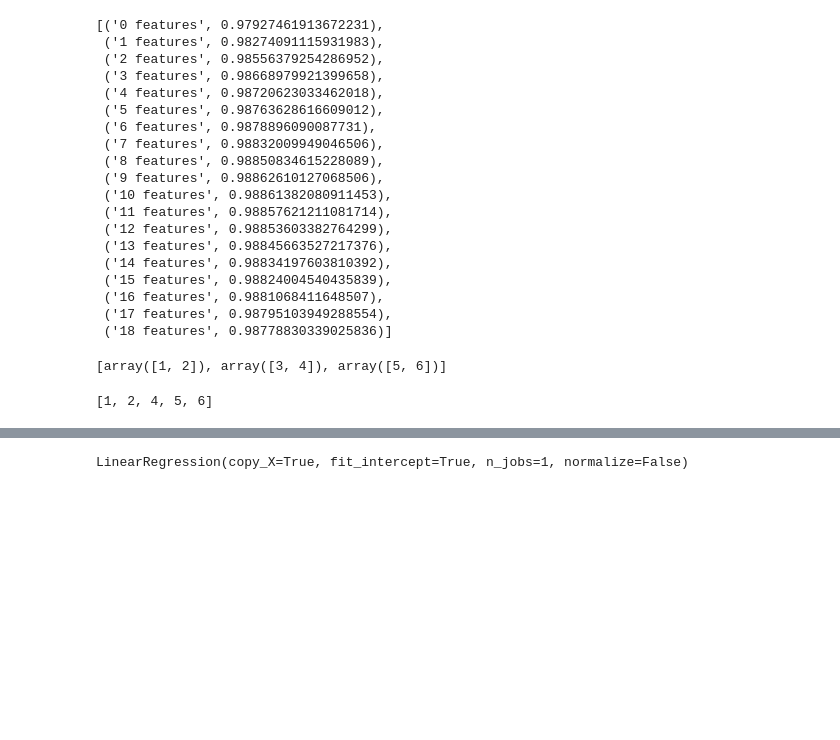
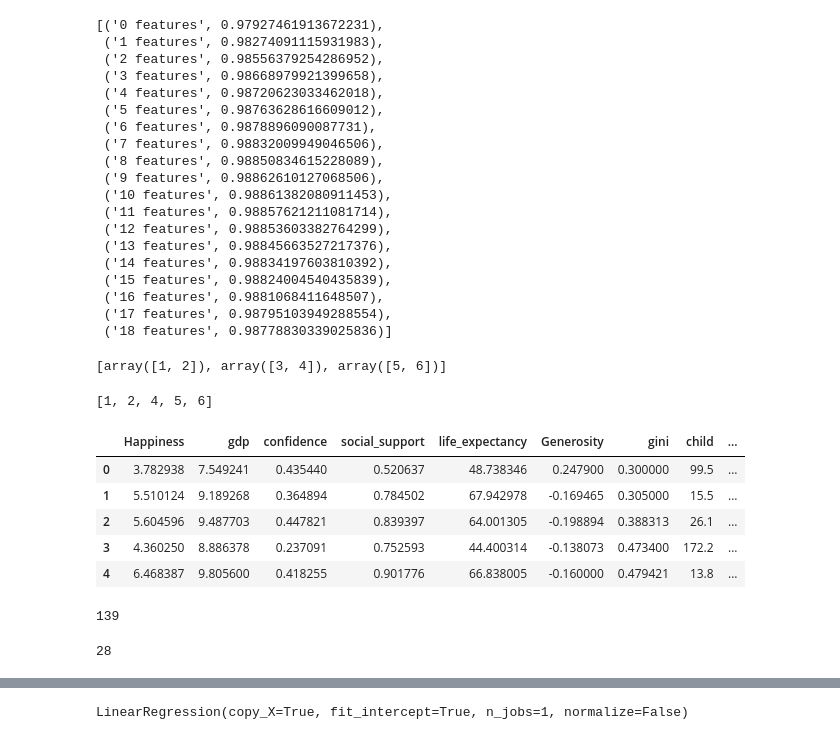
Before and after one commit to dangspin/SpringBoard_Projects, a Jupyter notebook: final_project/linear_Regression.ipynb, the cells around one changed output, grey strips where cells are left out. Drawn from its saved outputs; the diff is of its cells as text; code cells hidden in the pictures; blank space fills up the shorter version.

```diff
--- a/final_project/linear_Regression.ipynb
+++ b/final_project/linear_Regression.ipynb
@@ -321,0 +325,9 @@ X_train,X_test,Y_train,Y_test=train_test_split(X,Y,test_size=0.33,random_state=7
+# %%
+reorigin.head()
+# %% [output]
+|  | Happiness | gdp | confidence | social_support | life_expectancy | Generosity | gini | child | ... |
+| 0 | 3.782938 | 7.549241 | 0.435440 | 0.520637 | 48.738346 | 0.247900 | 0.300000 | 99.5 | ... |
+| 1 | 5.510124 | 9.189268 | 0.364894 | 0.784502 | 67.942978 | -0.169465 | 0.305000 | 15.5 | ... |
+| 2 | 5.604596 | 9.487703 | 0.447821 | 0.839397 | 64.001305 | -0.198894 | 0.388313 | 26.1 | ... |
+| 3 | 4.360250 | 8.886378 | 0.237091 | 0.752593 | 44.400314 | -0.138073 | 0.473400 | 172.2 | ... |
+| 4 | 6.468387 | 9.805600 | 0.418255 | 0.901776 | 66.838005 | -0.160000 | 0.479421 | 13.8 | ... |
@@ -321,0 +336,4 @@ X_train,X_test,Y_train,Y_test=train_test_split(X,Y,test_size=0.33,random_state=7
+# %%
+len(copy)
+# %% [output]
+139
@@ -321,0 +345,4 @@ X_train,X_test,Y_train,Y_test=train_test_split(X,Y,test_size=0.33,random_state=7
+# %%
+index
+# %% [output]
+28
```
Also changed, not shown: parts of 13 cells of this notebook.
